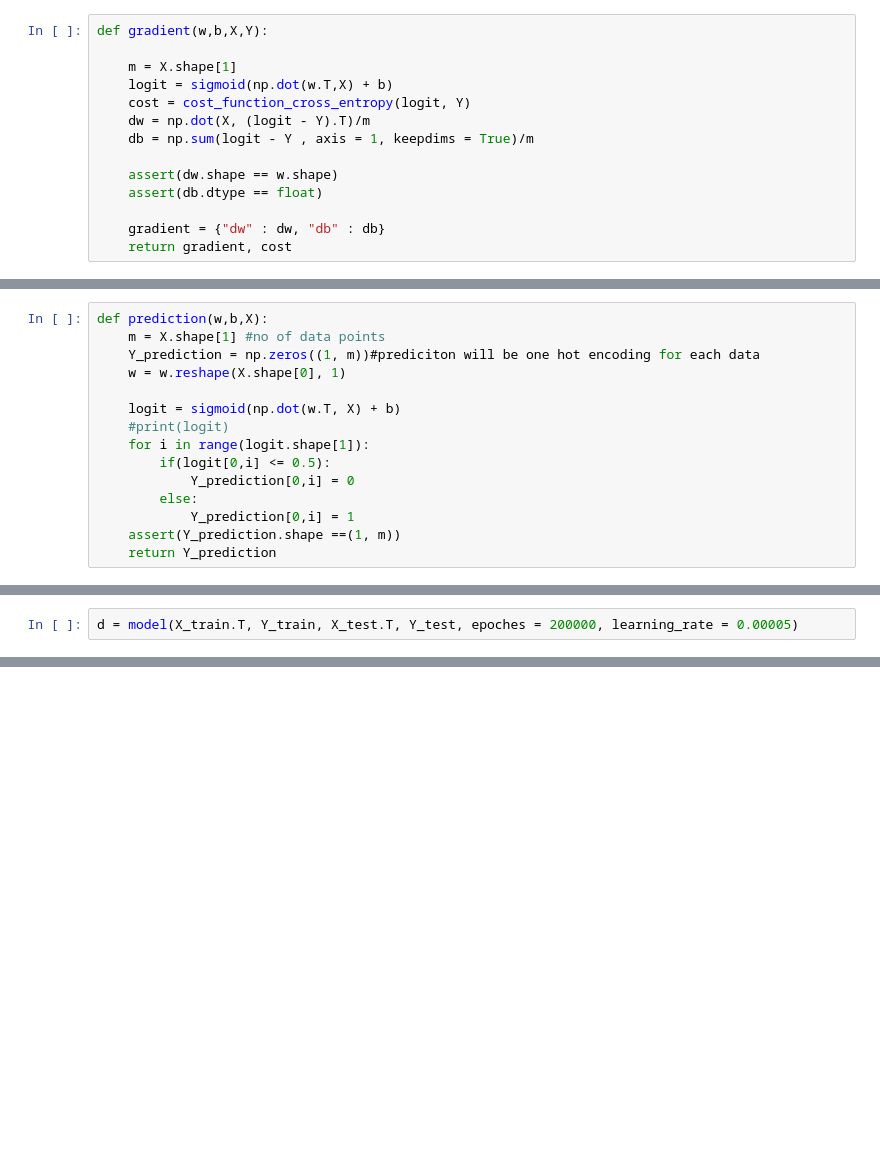
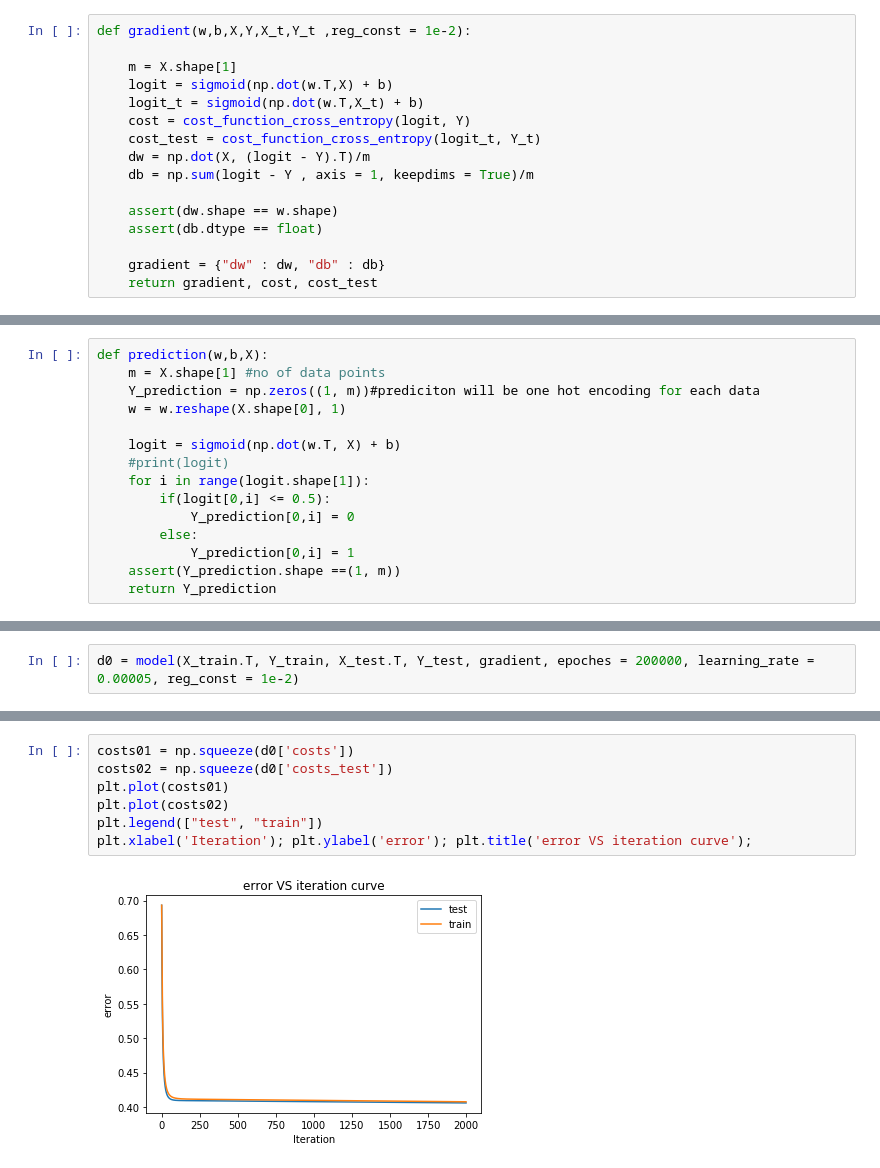
Before and after one commit to varundesai10/ELL409_Assignment1, a Jupyter notebook: Logistic_Regression_for_multiclass.ipynb, the cells around one changed output, grey strips where cells are left out. Cells and saved outputs as stored; diff of their text form; blank space fills up the shorter version.

```diff
--- a/Logistic_Regression_for_multiclass.ipynb
+++ b/Logistic_Regression_for_multiclass.ipynb
@@ -54,11 +54,13 @@ def cost_function_cross_entropy(logit, Y):
     m = Y.shape[1]
     return -np.sum((Y*np.log(logit)+(1-Y)*np.log(1-logit)))/m
 # %%
-def gradient(w,b,X,Y):
+def gradient(w,b,X,Y,X_t,Y_t ,reg_const = 1e-2):
 
     m = X.shape[1]
     logit = sigmoid(np.dot(w.T,X) + b)
+    logit_t = sigmoid(np.dot(w.T,X_t) + b)
     cost = cost_function_cross_entropy(logit, Y)
+    cost_test = cost_function_cross_entropy(logit_t, Y_t)
     dw = np.dot(X, (logit - Y).T)/m
     db = np.sum(logit - Y , axis = 1, keepdims = True)/m
 
@@ -66,6 +68,6 @@ def gradient(w,b,X,Y):
     assert(db.dtype == float)
 
     gradient = {"dw" : dw, "db" : db}
-    return gradient, cost
+    return gradient, cost, cost_test
 # %%
 #optimize:
@@ -125,4 +132,4 @@ def model(X_train, Y_train, X_test, Y_test, epoches = 2000, learning_rate = 0.5)
 # %%
-d = model(X_train.T, Y_train, X_test.T, Y_test, epoches = 200000, learning_rate = 0.00005)
+d0 = model(X_train.T, Y_train, X_test.T, Y_test, gradient, epoches = 200000, learning_rate = 0.00005, reg_const = 1e-2)
 # %% [output]
 (1, 560)
@@ -131,0 +158,9 @@ test accuracy: 79.81072555205047 %
+# %%
+costs01 = np.squeeze(d0['costs'])
+costs02 = np.squeeze(d0['costs_test'])
+plt.plot(costs01)
+plt.plot(costs02)
+plt.legend(["test", "train"])
+plt.xlabel('Iteration'); plt.ylabel('error'); plt.title('error VS iteration curve');
+# %% [output]
+[figure, added]
```
Also changed, not shown: parts of 32 cells of this notebook, 3 other files.
